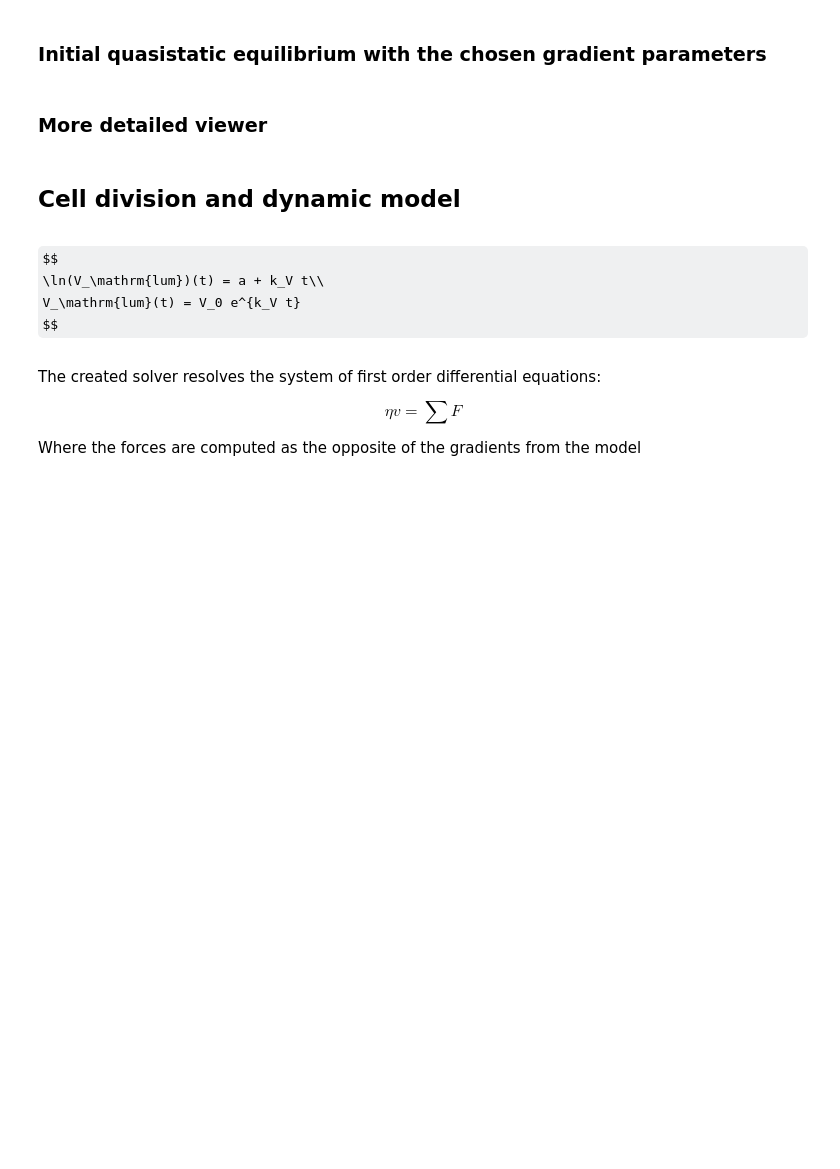
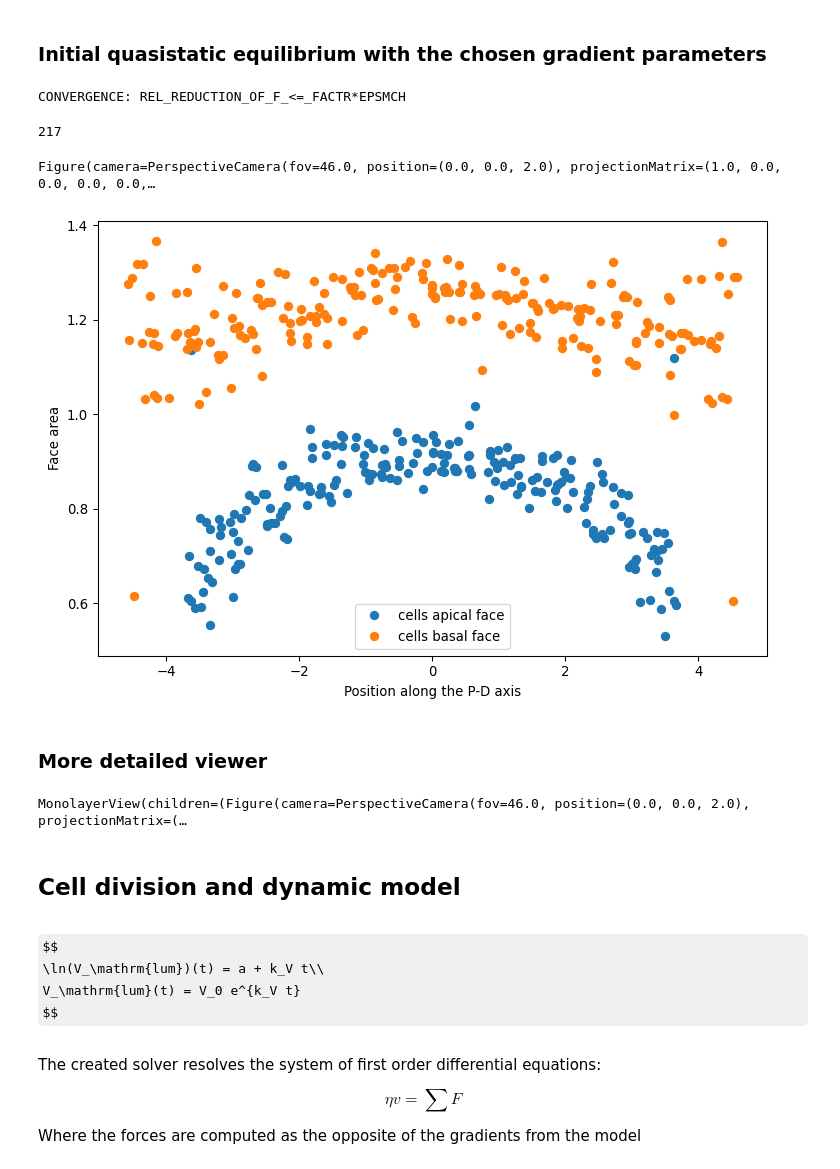
Before and after one commit to glyg/pyfollicle, a Jupyter notebook: notebooks/FollicleEllongation.ipynb, the cells around one changed output. Drawn from its saved outputs; the diff is of its cells as text; code cells hidden in the pictures; some formulas as TeX source; blank space fills up the shorter version.

Commit message:
post-meetuing push'

```diff
--- a/notebooks/FollicleEllongation.ipynb
+++ b/notebooks/FollicleEllongation.ipynb
@@ -129,0 +155,2 @@ print(follicle.settings)
+# %%
+follicle.cell_df.loc[follicle.cell_df["z"]>0, "vol_elasticty"] = 2.0
@@ -194,3 +273,5 @@ if quasistatic_solve:
     solver = QSSolver()
     res = solver.find_energy_min(follicle, geom, model)
     print(res.message)
+# %% [output]
+CONVERGENCE: REL_REDUCTION_OF_F_<=_FACTR*EPSMCH
@@ -197,4 +282,19 @@ if quasistatic_solve:
+# %%
+cell_division(follicle, ante, orientation="apical")
+cell_division(follicle, post, orientation="apical")
+# %% [output]
+217
 # %%
+draw_specs = {
+    'edge': {
+        'visible': False,
+    },
+    'face': {
+        'visible': True,
+        'color': lambda sheet: sheet.face_df['area']
+    },
+}
+
 follicle.face_df['visible'] = (
     (follicle.face_df['y'] > 0)
     | (follicle.face_df['x'] > 0)
@@ -202,11 +302,35 @@ follicle.face_df['visible'] = (
 ipv.clear()
 fig, mesh = sheet_view(follicle, mode="3D", **draw_specs)
 fig
+# %% [output]
+Figure(camera=PerspectiveCamera(fov=46.0, position=(0.0, 0.0, 2.0), projectionMatrix=(1.0, 0.0, 0.0, 0.0, 0.0,…
+# %%
+fig, ax = plt.subplots()
+ax.plot(
+    follicle.face_df.loc[follicle.apical_faces, "z"],
+    follicle.face_df.loc[follicle.apical_faces, "area"],
+    'o',
+    label="cells apical face"
+)
+ax.plot(
+    follicle.face_df.loc[follicle.basal_faces, "z"],
+    follicle.face_df.loc[follicle.basal_faces, "area"],
+    'o',
+    label="cells basal face"
+)
+
+ax.set_xlabel("Position along the P-D axis")
+ax.set_ylabel("Face area")
+l = ax.legend()
+# %% [output]
+[figure, added]
 # %% [markdown]
 ### More detailed viewer
 # %%
-follicle.face_df['visible'] = True
+follicle.face_df['visible'] = follicle.face_df['segment'] == "apical"
 MonolayerView(follicle, **draw_specs)
+# %% [output]
+MonolayerView(children=(Figure(camera=PerspectiveCamera(fov=46.0, position=(0.0, 0.0, 2.0), projectionMatrix=(…
 # %% [markdown]
 ## Cell division and dynamic model
 # %% [markdown]
```
Also changed, not shown: parts of 16 cells of this notebook, 2 other files.
